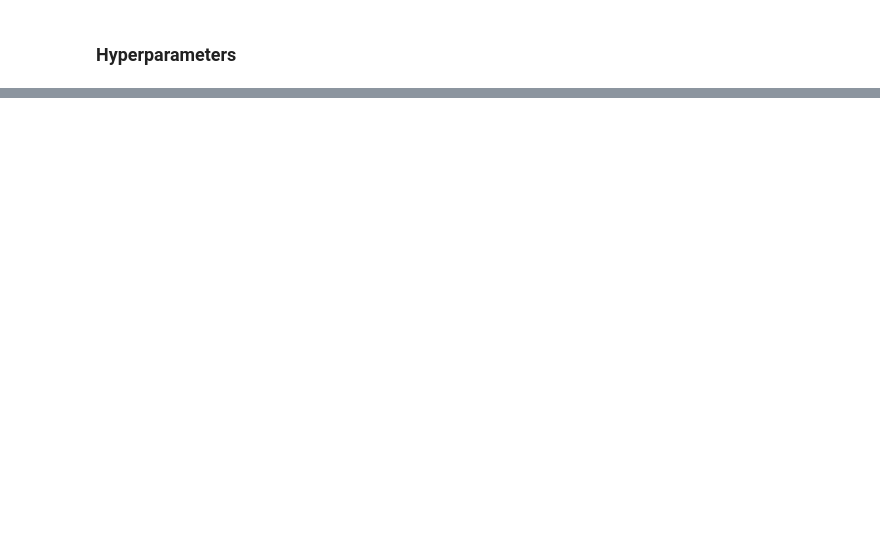
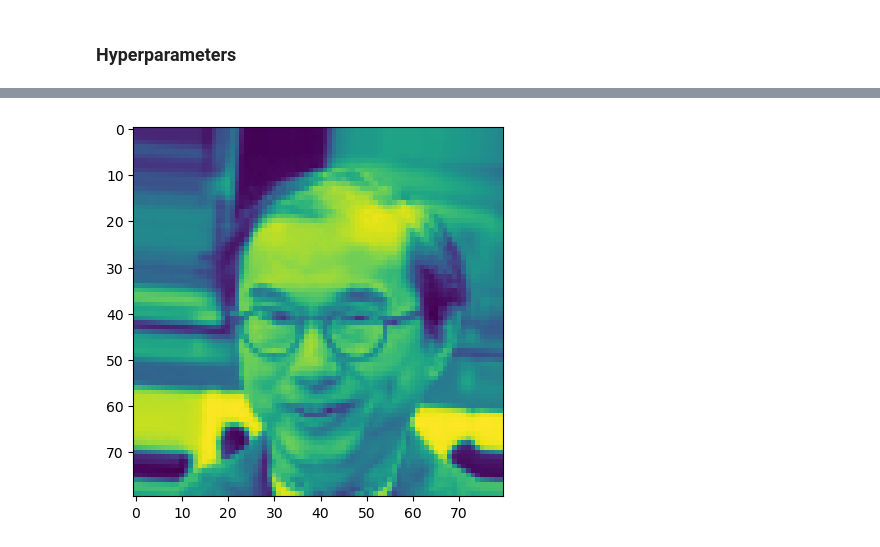
Before and after one commit to HanseulJo/fair-streaming-pca, a Jupyter notebook: celeba_fair_streaming_pca/FairStreamingPCA_CelebA.ipynb, the cells around one changed output, grey strips where cells are left out. Drawn from its saved outputs; the diff is of its cells as text; code cells hidden in the pictures; blank space fills up the shorter version.

```diff
--- a/celeba_fair_streaming_pca/FairStreamingPCA_CelebA.ipynb
+++ b/celeba_fair_streaming_pca/FairStreamingPCA_CelebA.ipynb
@@ -44,0 +40,3 @@ target_attr = ATTR[TARGET_ATTR]
+# %%
+loader_train = DataLoader(dataset=dataset_train, batch_size=batch_size_train, shuffle=shuffle_loader, num_workers=num_workers, drop_last=True)
+loader_val = DataLoader(dataset=dataset_val, batch_size=batch_size_val, shuffle=False, num_workers=num_workers, drop_last=False)
@@ -61,0 +88,6 @@ torch.Size([1, 3, 218, 178])
+# %%
+img_example, label_example = next(iter(loader_val))
+index = 15
+im_show(img_example[index])
+# %% [output]
+[figure, added]
```
Also changed, not shown: parts of 13 cells of this notebook, 4 other files.
